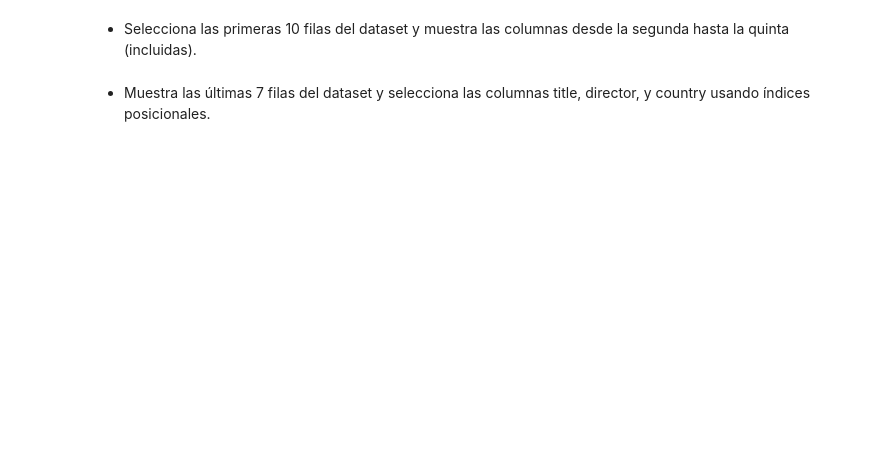
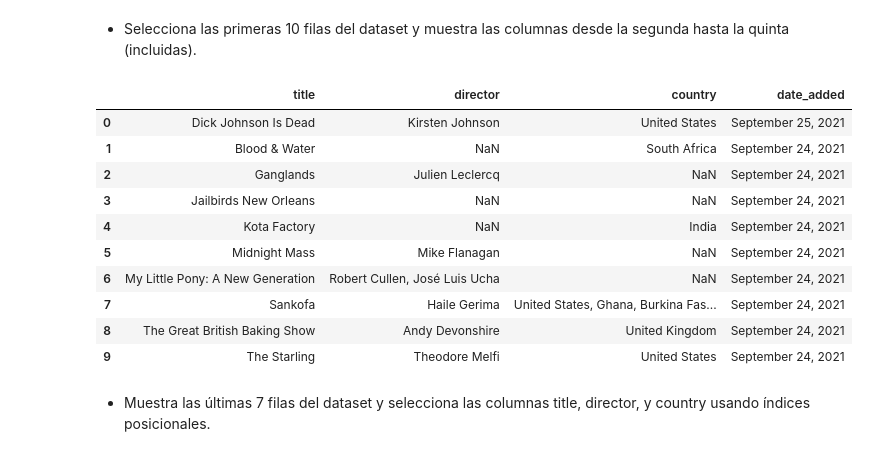
Before and after one commit to apelsito/laboratorio-modulo2-leccion02-eda-union, a Jupyter notebook: laboratorio-modulo2-leccion02-eda-union.ipynb, the cells around one changed output. Drawn from its saved outputs; the diff is of its cells as text; code cells hidden in the pictures; blank space fills up the shorter version.

```diff
--- a/laboratorio-modulo2-leccion02-eda-union.ipynb
+++ b/laboratorio-modulo2-leccion02-eda-union.ipynb
@@ -715,4 +733,18 @@ tabla_unida.loc[tabla_unida["director"].isnull(),["title"]]
 # %% [markdown]
    - Selecciona las primeras 10 filas del dataset y muestra las columnas desde la segunda hasta la quinta (incluidas).
+# %%
+tabla_unida.iloc[:10,2:6]
+# %% [output]
+|  | title | director | country | date_added |
+| 0 | Dick Johnson Is Dead | Kirsten Johnson | United States | September 25, 2021 |
+| 1 | Blood & Water | NaN | South Africa | September 24, 2021 |
+| 2 | Ganglands | Julien Leclercq | NaN | September 24, 2021 |
+| 3 | Jailbirds New Orleans | NaN | NaN | September 24, 2021 |
+| 4 | Kota Factory | NaN | India | September 24, 2021 |
+| 5 | Midnight Mass | Mike Flanagan | NaN | September 24, 2021 |
+| 6 | My Little Pony: A New Generation | Robert Cullen, José Luis Ucha | NaN | September 24, 2021 |
+| 7 | Sankofa | Haile Gerima | United States, Ghana, Burkina Fas... | September 24, 2021 |
+| 8 | The Great British Baking Show | Andy Devonshire | United Kingdom | September 24, 2021 |
+| 9 | The Starling | Theodore Melfi | United States | September 24, 2021 |
 # %% [markdown]
    - Muestra las últimas 7 filas del dataset y selecciona las columnas title, director, y country usando índices posicionales.
```
Also changed, not shown: parts of 5 cells of this notebook.
